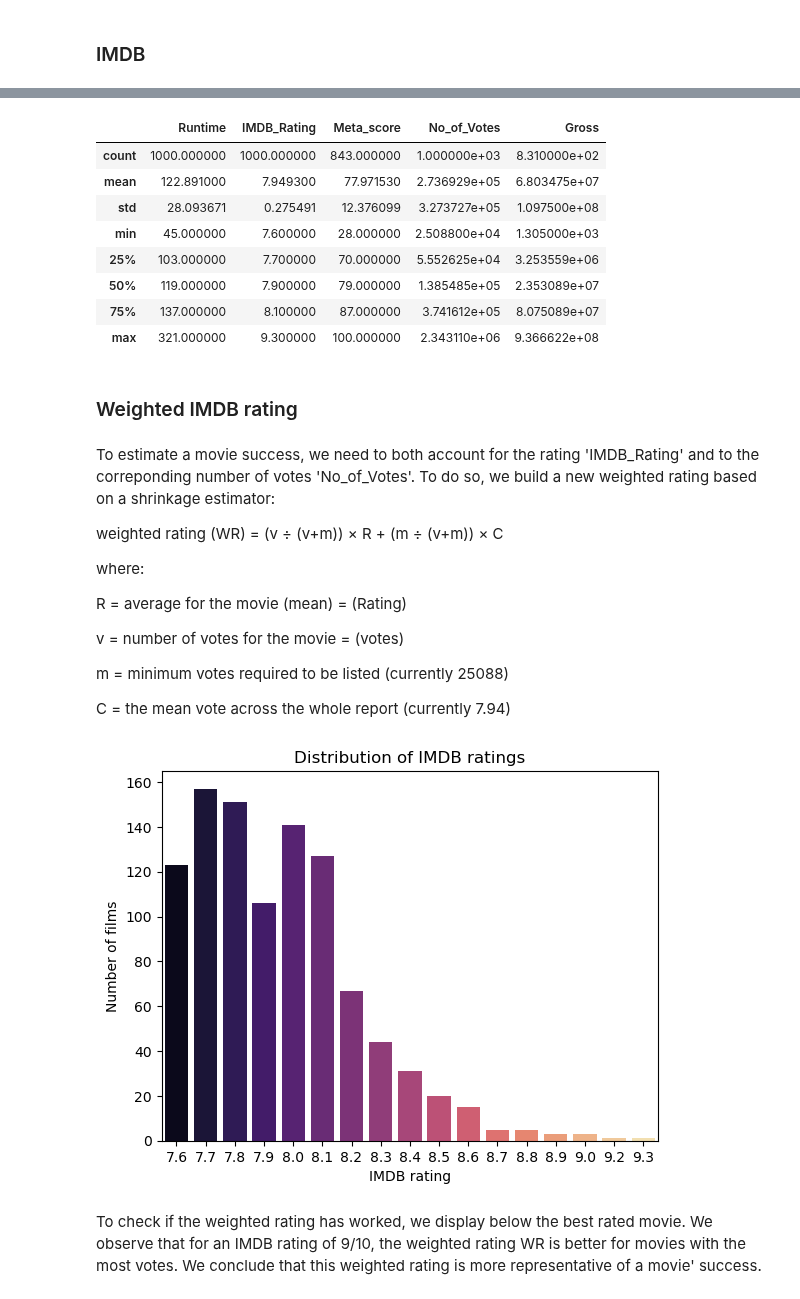
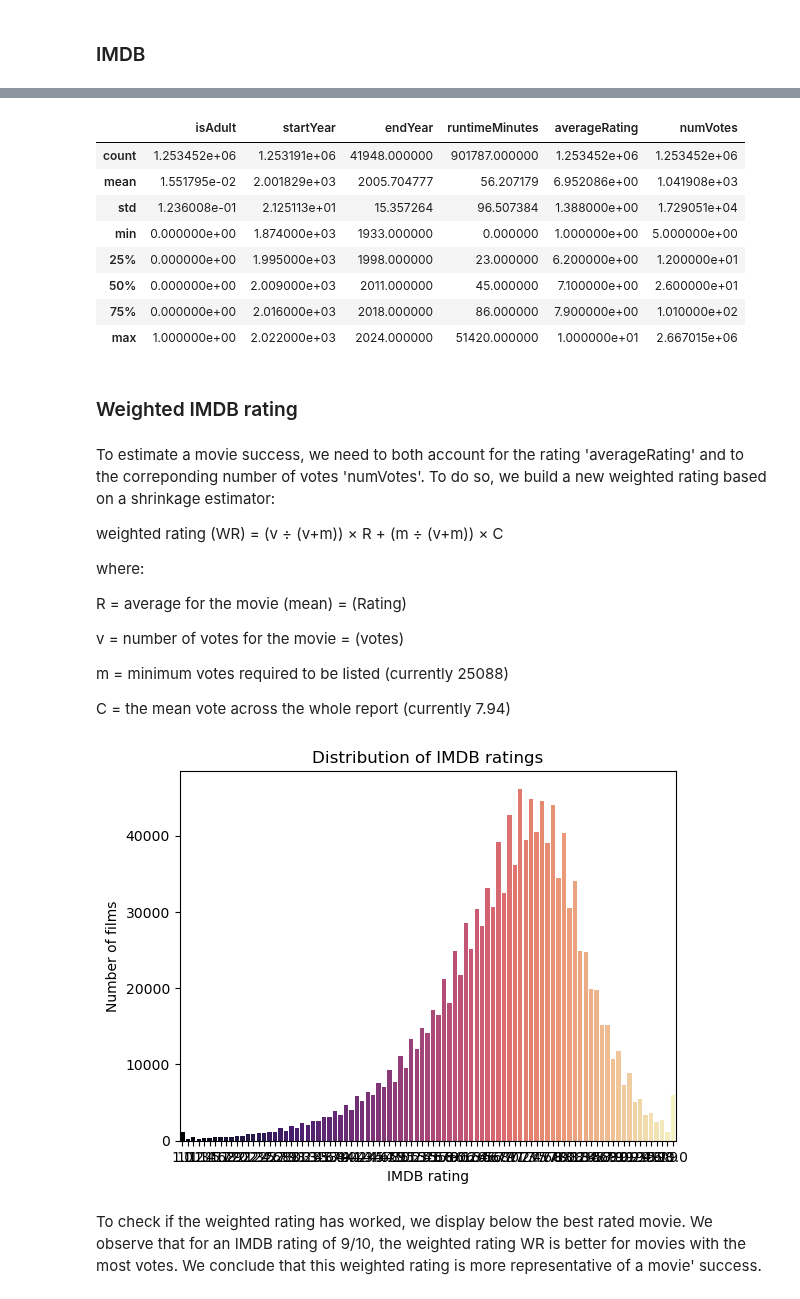
Before and after one commit to epfl-ada/ada-2022-project-theadaholics, a Jupyter notebook: main.ipynb, the cells around one changed output, grey strips where cells are left out. Saved outputs shown, nothing was run; the diff lists cells and outputs as text; code cells hidden in the pictures.

Commit message:
Add new datasets for imdb ratings and crew info

```diff
--- a/main.ipynb
+++ b/main.ipynb
@@ -357,0 +397,8 @@ imdb_top_1000.head()
+# %%
+imdb_people_dict = dict(zip(imdb_people['nconst'], imdb_people['primaryName']))
+# %%
+imdb_crew['directors'] = imdb_crew['directors'].apply(lambda _list: [imdb_people_dict[el] for el in _list if el in imdb_people_dict])
+# %%
+imdb_crew['writers'] = imdb_crew['writers'].apply(lambda _list: [imdb_people_dict[el] for el in _list if el in imdb_people_dict])
+# %%
+imdb = pd.merge(pd.merge(imdb_titles, imdb_ratings, how='inner', on='tconst'), imdb_crew, how='inner', on='tconst')
@@ -358,19 +414,19 @@ imdb_top_1000.head()
 # %%
-imdb_top_1000.describe()
+imdb.describe()
 # %% [output]
-|  | Runtime | IMDB_Rating | Meta_score | No_of_Votes | Gross |
-| count | 1000.000000 | 1000.000000 | 843.000000 | 1.000000e+03 | 8.310000e+02 |
-| mean | 122.891000 | 7.949300 | 77.971530 | 2.736929e+05 | 6.803475e+07 |
-| std | 28.093671 | 0.275491 | 12.376099 | 3.273727e+05 | 1.097500e+08 |
-| min | 45.000000 | 7.600000 | 28.000000 | 2.508800e+04 | 1.305000e+03 |
-| 25% | 103.000000 | 7.700000 | 70.000000 | 5.552625e+04 | 3.253559e+06 |
-| 50% | 119.000000 | 7.900000 | 79.000000 | 1.385485e+05 | 2.353089e+07 |
-| 75% | 137.000000 | 8.100000 | 87.000000 | 3.741612e+05 | 8.075089e+07 |
-| max | 321.000000 | 9.300000 | 100.000000 | 2.343110e+06 | 9.366622e+08 |
+|  | isAdult | startYear | endYear | runtimeMinutes | averageRating | numVotes |
+| count | 1.253452e+06 | 1.253191e+06 | 41948.000000 | 901787.000000 | 1.253452e+06 | 1.253452e+06 |
+| mean | 1.551795e-02 | 2.001829e+03 | 2005.704777 | 56.207179 | 6.952086e+00 | 1.041908e+03 |
+| std | 1.236008e-01 | 2.125113e+01 | 15.357264 | 96.507384 | 1.388000e+00 | 1.729051e+04 |
+| min | 0.000000e+00 | 1.874000e+03 | 1933.000000 | 0.000000 | 1.000000e+00 | 5.000000e+00 |
+| 25% | 0.000000e+00 | 1.995000e+03 | 1998.000000 | 23.000000 | 6.200000e+00 | 1.200000e+01 |
+| 50% | 0.000000e+00 | 2.009000e+03 | 2011.000000 | 45.000000 | 7.100000e+00 | 2.600000e+01 |
+| 75% | 0.000000e+00 | 2.016000e+03 | 2018.000000 | 86.000000 | 7.900000e+00 | 1.010000e+02 |
+| max | 1.000000e+00 | 2.022000e+03 | 2024.000000 | 51420.000000 | 1.000000e+01 | 2.667015e+06 |
 # %% [markdown]
 ### Weighted IMDB rating
 # %% [markdown]
-To estimate a movie success, we need to both account for the rating 'IMDB_Rating' and to the correponding number of votes 'No_of_Votes'. To do so, we build a new weighted rating based on a shrinkage estimator:
+To estimate a movie success, we need to both account for the rating 'averageRating' and to the correponding number of votes 'numVotes'. To do so, we build a new weighted rating based on a shrinkage estimator:
 
 weighted rating (WR) = (v ÷ (v+m)) × R + (m ÷ (v+m)) × C
 
@@ -384,6 +440,7 @@ m = minimum votes required to be listed (currently 25088)
 
 C = the mean vote across the whole report (currently 7.94)
 # %%
-sns.countplot(x='IMDB_Rating', data = imdb_top_1000, palette="magma").set(title='Distribution of IMDB ratings',xlabel='IMDB rating', ylabel='Number of films');
+_ = sns.countplot(x='averageRating', data=imdb, palette="magma") \
+   .set(title='Distribution of IMDB ratings', xlabel='IMDB rating', ylabel='Number of films')
 # %% [output]
-[figure, old version]
+[figure, new version]
```
Also changed, not shown: parts of 115 cells of this notebook.
